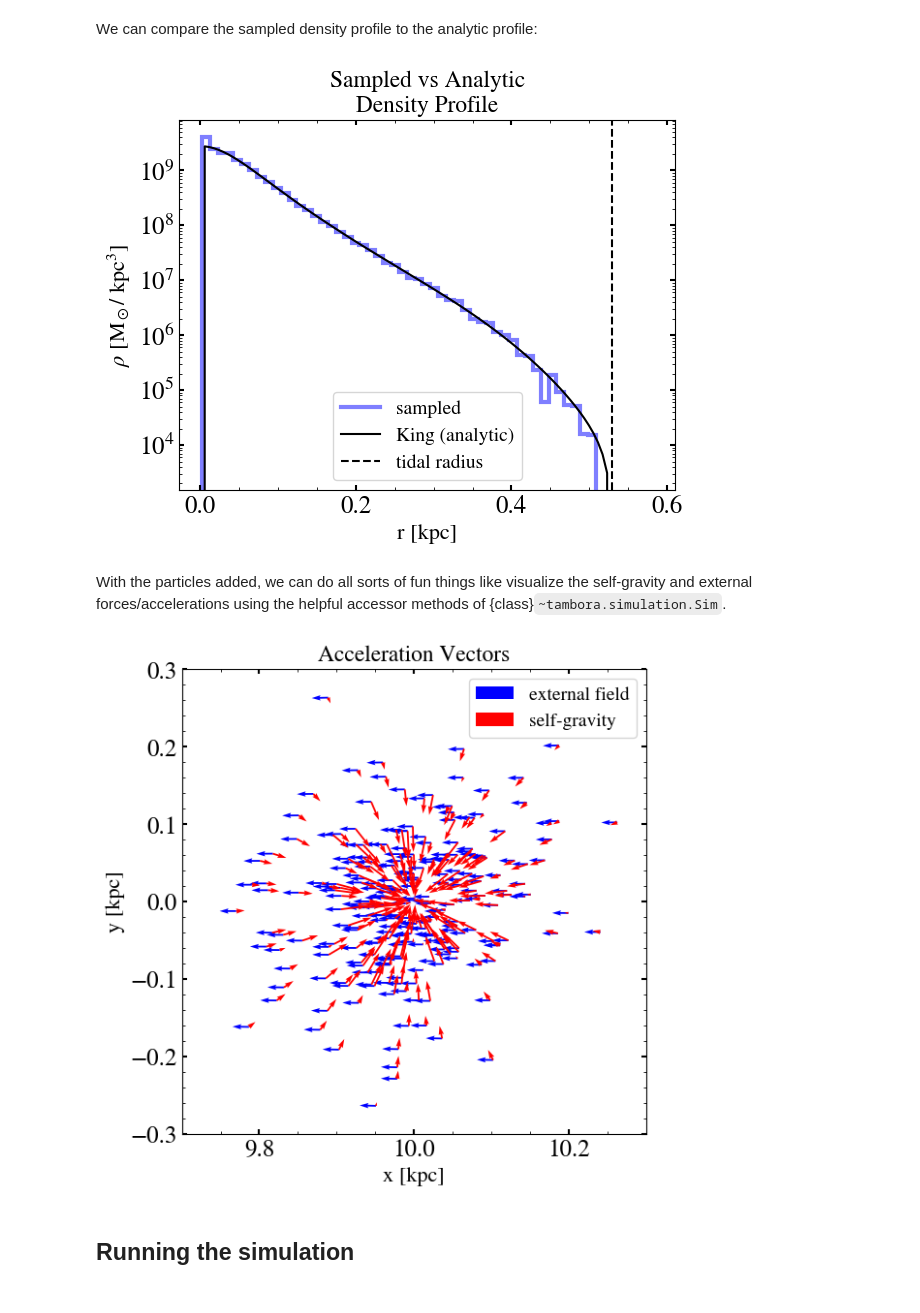
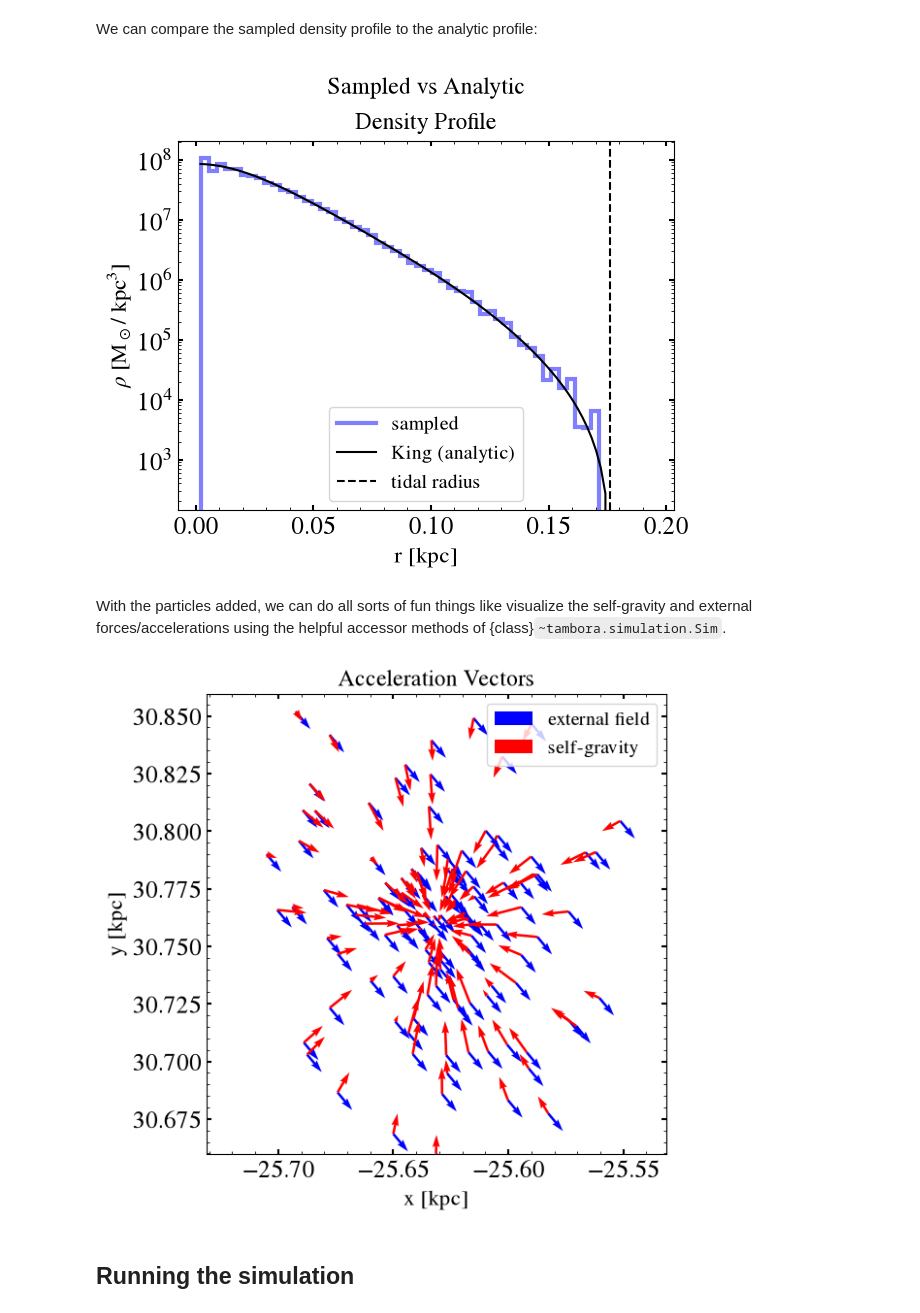
Before and after one commit to sgpfaff/ezfalcon, a Jupyter notebook: docs/examples/GC_stream.ipynb, the cells around one changed output. Saved outputs shown, nothing was run; the diff lists cells and outputs as text; code cells hidden in the pictures.

```diff
--- a/docs/examples/GC_stream.ipynb
+++ b/docs/examples/GC_stream.ipynb
@@ -38,10 +25,24 @@ Next, we construct the progenitor by sampling **20,000** positions, velocities,
 # %%
-sat_mass = 1e7 * u.Msun # progenitor mass
-rtidal = host.rtide(R=center_R, z=0 * u.kpc, M=sat_mass, quantity=True).to(u.kpc)
+t_end = -5. * u.Gyr
+
+from tambora.tools import galpy_orbit_to_tambora
+import numpy as np
+
+sat_mass = 4e4 * u.Msun # progenitor mass
+
+from galpy.orbit import Orbit
+ic_orb = Orbit.from_name('GD-1')
+ic_orb.turn_physical_on()
+
+ts_back = np.linspace(0, t_end, 100)
+ic_orb.integrate(ts_back, host)
+rtidal = host.rtide(R=ic_orb.R(t_end), z=ic_orb.z(t_end), M=sat_mass, quantity=True).to(u.kpc)
 
 from tambora.tools import mkKing_galpy
-pos, vel, mass = mkKing_galpy(m=sat_mass.value, n = 20000, center_pos = [center_R.value, 0, 0],
-                              center_vel = [0., center_v.value, 0.], W0=4, rt=rtidal.value)
+pos, vel, mass = mkKing_galpy(m=sat_mass.value, n = 10_000,
+                              center_pos = [ic_orb.x(t_end).value, ic_orb.y(t_end).value, ic_orb.z(t_end).value],
+                              center_vel = [ic_orb.vx(t_end).value, ic_orb.vy(t_end).value, ic_orb.vz(t_end).value],
+                               W0=2, rt=rtidal.value)
 # %%
 print(f'Each particle has mass {np.mean(mass)} +/- {np.std(mass)} Msun')
 # %% [output]
@@ -118,7 +122,7 @@ We can compare the sampled density profile to the analytic profile:
 # %%
 from galpy.potential import KingPotential
 
-kingpot = KingPotential(M=sat_mass, W0=4, rt=rtidal)
+kingpot = KingPotential(M=sat_mass, W0=2, rt=rtidal)
 
 # 3D distance of each star from the cluster center
 cen = np.median(stream.stars.pos(0), axis=0)
@@ -140,7 +144,7 @@ plt.yscale('log'); plt.legend()
 plt.title('Sampled vs Analytic\nDensity Profile')
 plt.show()
 # %% [output]
-[figure, old version]
+[figure, new version]
 # %% [markdown]
 With the particles added, we can do all sorts of fun things like visualize the self-gravity and external forces/accelerations using the helpful accessor methods of {class}`~tambora.simulation.Sim`.
 # %%
@@ -158,24 +162,24 @@ y_ext_acc = stream.external_ay(0)
 # %%
 skip_every = 80
 fig, ax = plt.subplots(figsize=(6, 6))
 ax.quiver(stream.x(0)[::skip_every], stream.y(0)[::skip_every],
           stream.external_ax(0)[::skip_every], stream.external_ay(0)[::skip_every],
           alpha=1, color='b', label='external field')
 ax.quiver(stream.x(0)[::skip_every], stream.y(0)[::skip_every],
           stream.self_ax(0, method='falcON', eps=0.01)[::skip_every],
           stream.self_ay(0, method='falcON', eps=0.01)[::skip_every],
           alpha=1, color='r', label='self-gravity')
 ax.set_xlabel('x [kpc]')
 ax.set_ylabel('y [kpc]')
 ax.set_title('Acceleration Vectors')
 ax.set_aspect('equal')
 plt.tight_layout()
-plt.xlim(9.7, 10.3)
-plt.ylim(-0.3, 0.3)
+plt.xlim(ic_orb.x(t_end).value - 0.1, ic_orb.x(t_end).value + 0.1)
+plt.ylim(ic_orb.y(t_end).value - 0.1, ic_orb.y(t_end).value + 0.1)
 plt.legend()
 
 plt.show()
 # %% [output]
-[figure, old version]
+[figure, new version]
 # %% [markdown]
 ## Running the simulation
```
Also changed, not shown: parts of 37 cells of this notebook, 10 other files.
